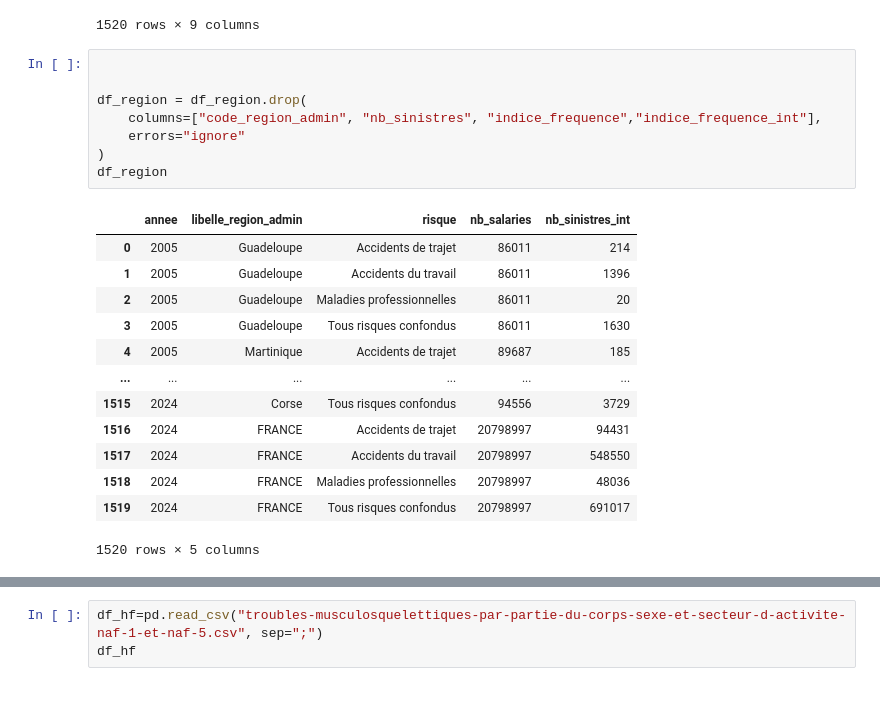
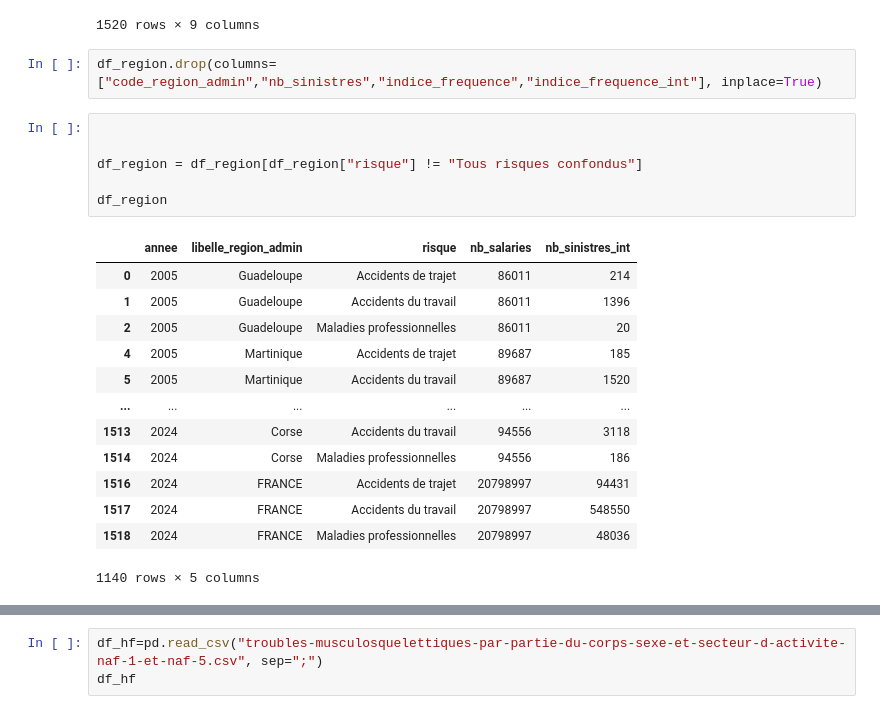
Before and after one commit to hannaabboudjr-alt/Hanna_brief_13, a Jupyter notebook: Desktop/13/exploration.ipynb, the cells around one changed output, grey strips where cells are left out. Saved outputs shown, nothing was run; the diff lists cells and outputs as text.

Commit message:
fin de nettoyage et création des table proporees

```diff
--- a/Desktop/13/exploration.ipynb
+++ b/Desktop/13/exploration.ipynb
@@ -279,25 +323,25 @@ df_region
 | 1518 | 2024 | 99 | FRANCE | Maladies professionnelles | 48036 | 20798997 | ... |
 | 1519 | 2024 | 99 | FRANCE | Tous risques confondus | 691017 | 20798997 | ... |
 1520 rows × 9 columns
+# %%
+df_region.drop(columns=["code_region_admin","nb_sinistres","indice_frequence","indice_frequence_int"], inplace=True)
 # %%
 
 
-df_region = df_region.drop(
-    columns=["code_region_admin", "nb_sinistres", "indice_frequence","indice_frequence_int"],
-    errors="ignore"
-)
+df_region = df_region[df_region["risque"] != "Tous risques confondus"]
+
 df_region
 # %% [output]
 |  | annee | libelle_region_admin | risque | nb_salaries | nb_sinistres_int |
 | 0 | 2005 | Guadeloupe | Accidents de trajet | 86011 | 214 |
 | 1 | 2005 | Guadeloupe | Accidents du travail | 86011 | 1396 |
 | 2 | 2005 | Guadeloupe | Maladies professionnelles | 86011 | 20 |
-| 3 | 2005 | Guadeloupe | Tous risques confondus | 86011 | 1630 |
 | 4 | 2005 | Martinique | Accidents de trajet | 89687 | 185 |
+| 5 | 2005 | Martinique | Accidents du travail | 89687 | 1520 |
 | ... | ... | ... | ... | ... | ... |
-| 1515 | 2024 | Corse | Tous risques confondus | 94556 | 3729 |
+| 1513 | 2024 | Corse | Accidents du travail | 94556 | 3118 |
+| 1514 | 2024 | Corse | Maladies professionnelles | 94556 | 186 |
 | 1516 | 2024 | FRANCE | Accidents de trajet | 20798997 | 94431 |
 | 1517 | 2024 | FRANCE | Accidents du travail | 20798997 | 548550 |
 | 1518 | 2024 | FRANCE | Maladies professionnelles | 20798997 | 48036 |
-| 1519 | 2024 | FRANCE | Tous risques confondus | 20798997 | 691017 |
-1520 rows × 5 columns
+1140 rows × 5 columns
```
Also changed, not shown: parts of 13 cells of this notebook, 6 other files.
